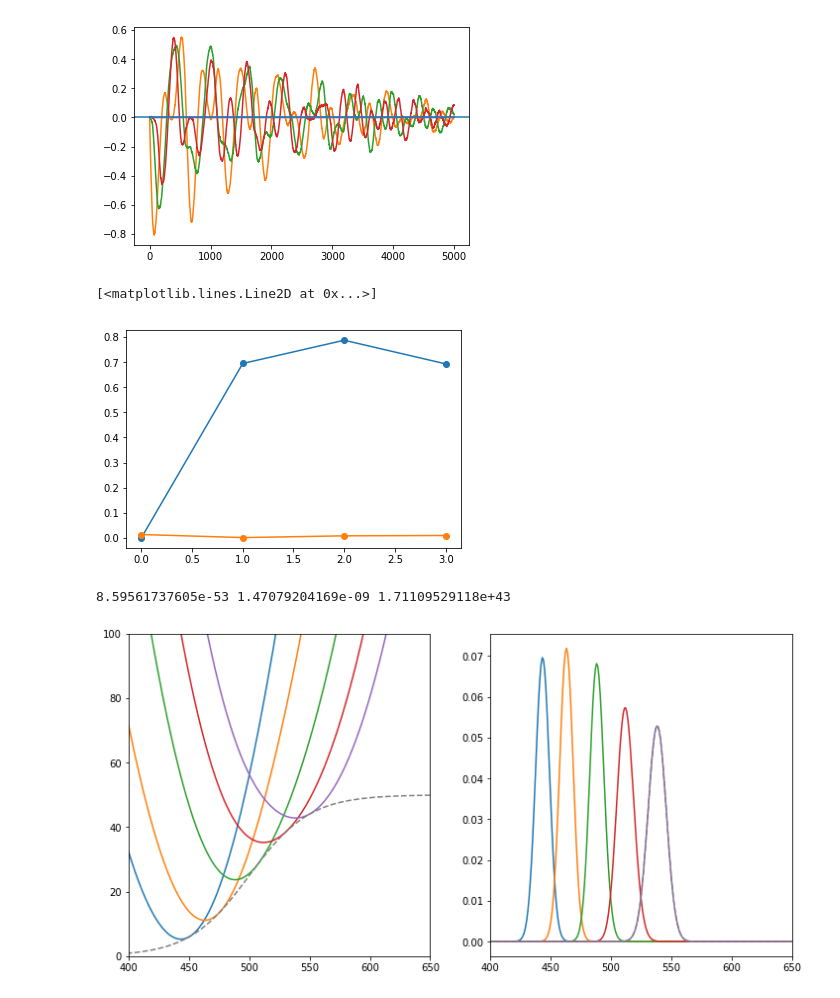
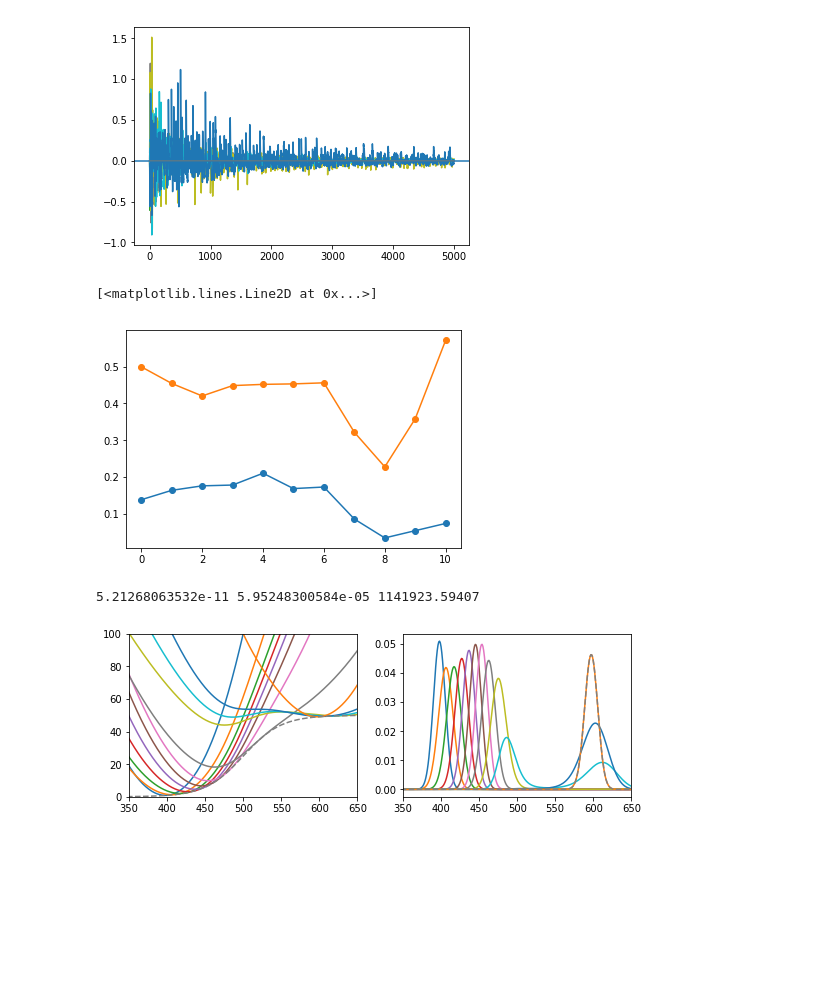
Before and after one commit to maccallumlab/adaptremd, a Jupyter notebook: example.ipynb, the cells around one changed output. Saved outputs shown, nothing was run; the diff lists cells and outputs as text; code cells hidden in the pictures; blank space fills up the shorter version.

```diff
--- a/example.ipynb
+++ b/example.ipynb
@@ -9,19 +9,19 @@ from matplotlib import pyplot as pp
 %matplotlib inline
 %load_ext line_profiler
 # %%
-n_cond = 5
-bias_x = np.linspace(540, 550, n_cond, dtype=int)
-bias_x[0] = 450
+n_cond = 12
+bias_x = np.linspace(400, 600, n_cond, dtype=int)
+bias_x[0] = 400
 
 walkers = []
 for x in bias_x:
-    p = np.array((x, 0.025))
+    p = np.array((x, 0.015))
     w = OneDimLandscape(logistic_energy, umbrella_bias, x, p)
     walkers.append(w)
 
-r = RemdLadder(walkers)
+r = RemdLadderJensen(walkers)
 # %%
-n_steps = 5000
+n_steps = 2000
 coords = np.zeros((n_steps, n_cond))
 for i in range(n_steps):
     r.update()
@@ -38,8 +38,10 @@ pp.plot(acc1, marker='o')
 # %%
-lr = adapt.LearningRateDecay(np.array((0.01, 0*1e-9)), 0*1e-3)
-m = adapt.MomentumSGD(0.999, adapt.compute_derivative_log_total_acc, lr)
-# lr = adapt.LearningRateDecay(np.array((20, 1e-3)), 1e-2)
-# m = adapt.Adam(0.99, 0.999, adapt.compute_derivative_log_total_acc, lr)
+lr = adapt.LearningRateDecay(np.array((1, 1e-8)), 1e-2)
+param_bounds = np.array([[0, 0*0.01], [1000, 0.015]])
+m = adapt.MomentumSGD(0.9, adapt.compute_derivative_jensen,
+                      lr, param_bounds)
+#lr = adapt.LearningRateDecay(np.array((1, 1e-4)), 0)
+#m = adapt.Adam(0.9, 0.999, adapt.compute_derivative_jensen, lr)
 a = adapt.Adaptor(r, 8, m)
 # %%
 a.run(5000)
@@ -70,7 +79,7 @@ derivs = np.array(m.derivs)
 pp.plot(derivs[:, :, 0])
 pp.axhline(0);
 # %% [output]
-[figure, old version]
+[figure, new version]
 # %%
 for i in range(n_steps):
     r.update()
@@ -82,35 +91,35 @@ pp.plot(acc2, marker='o')
 #pp.ylim(0, 1)
 # %% [output]
 [<matplotlib.lines.Line2D at 0x...>]
-[figure, old version]
+[figure, new version]
 # %%
 print a1, a2, a2 / a1
 # %% [output]
-8.59561737605e-53 1.47079204169e-09 1.71109529118e+43
+5.21268063532e-11 5.95248300584e-05 1141923.59407
 # %%
-pp.figure(figsize=(12,6))
+pp.figure(figsize=(9,3))
 
 xs = np.array(range(1000))
 y1 = logistic_energy(xs)
 for i in range(n_cond):
     pp.subplot(1, 2, 1)
     parms = params[-1, i, :]
     y2 = umbrella_bias(xs, parms)[:, 0]
     y = y1 + y2
     pp.plot(xs, y)
 
     pp.subplot(1, 2, 2)
     p = np.exp(-y)
     p /= np.sum(p)
     pp.plot(xs, p)
 
 pp.subplot(1, 2, 1)
 pp.plot(xs, y1, color='grey', linestyle='--')
 pp.ylim(0, 100)
-pp.xlim(400, 650);
+pp.xlim(350, 650);
 
 pp.subplot(1, 2, 2)
 pp.plot(xs, p, color='grey', linestyle='--')
-pp.xlim(400, 650);
+pp.xlim(350, 650);
 # %% [output]
-[figure, old version]
+[figure, new version]
```
Also changed, not shown: parts of 5 cells of this notebook, 6 other files.
